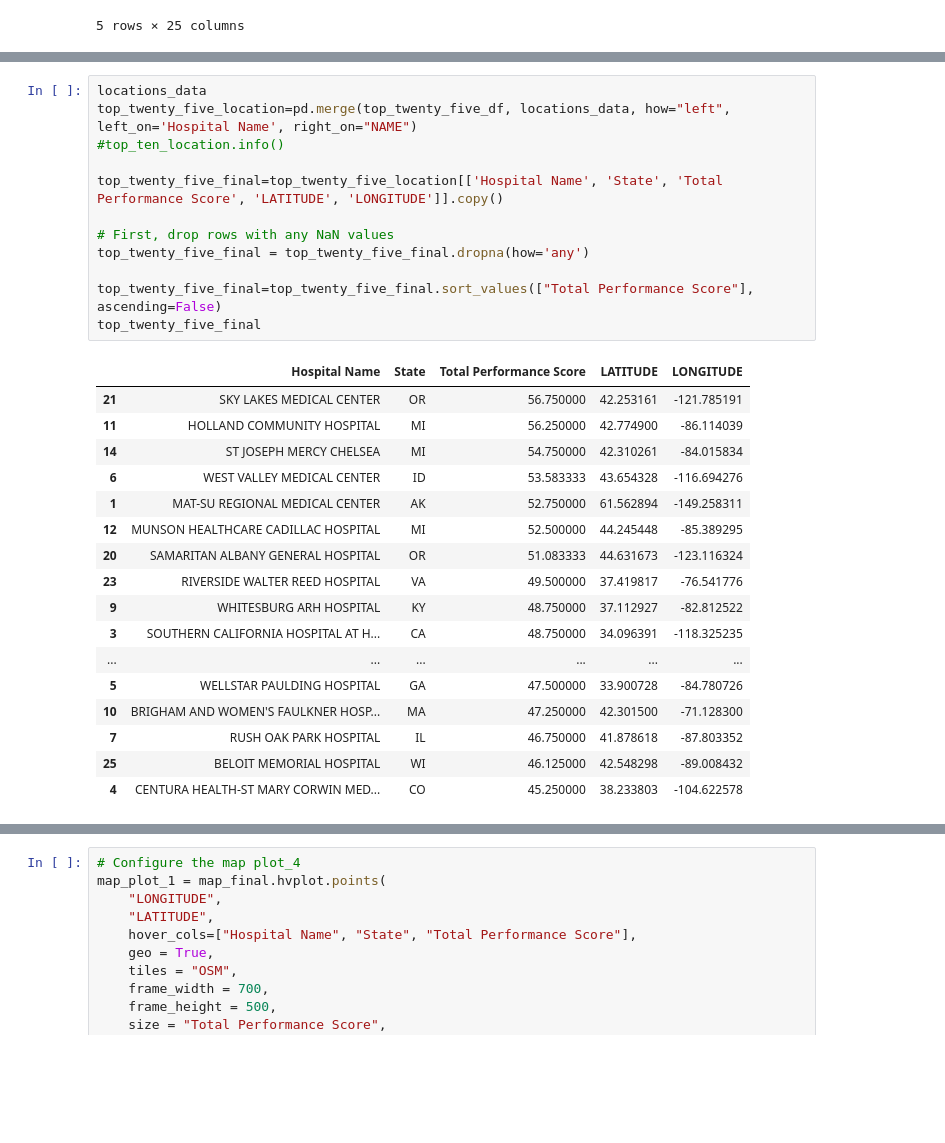
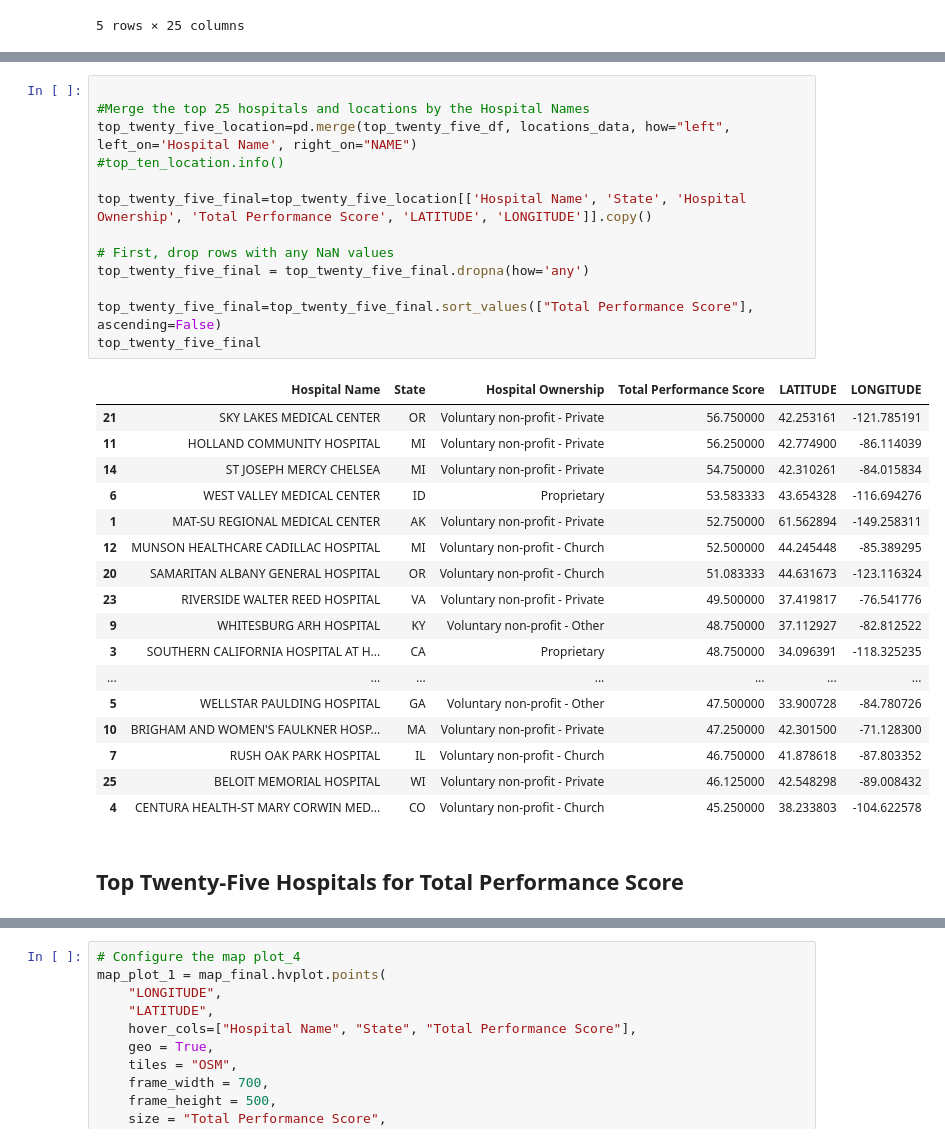
Before and after one commit to ElizabethVandergrift/Hospital_Metrics_Analysis, a Jupyter notebook: Project-1.ipynb, the cells around one changed output, grey strips where cells are left out. Drawn from its saved outputs; the diff is of its cells as text; blank space fills up the shorter version.

```diff
--- a/Project-1.ipynb
+++ b/Project-1.ipynb
@@ -721,33 +795,36 @@ top_twenty_five_df.head()
 | 308 | 60012 | CENTURA HEALTH-ST MARY CORWIN MED... | 1008 MINNEQUA AVE | PUEBLO | CO | 81004 | PUEBLO | 7195574000 | ... |
 5 rows × 25 columns
 # %%
-locations_data
+
+#Merge the top 25 hospitals and locations by the Hospital Names
 top_twenty_five_location=pd.merge(top_twenty_five_df, locations_data, how="left", left_on='Hospital Name', right_on="NAME")
 #top_ten_location.info()
 
-top_twenty_five_final=top_twenty_five_location[['Hospital Name', 'State', 'Total Performance Score', 'LATITUDE', 'LONGITUDE']].copy()
+top_twenty_five_final=top_twenty_five_location[['Hospital Name', 'State', 'Hospital Ownership', 'Total Performance Score', 'LATITUDE', 'LONGITUDE']].copy()
 
 # First, drop rows with any NaN values
 top_twenty_five_final = top_twenty_five_final.dropna(how='any')
 
 top_twenty_five_final=top_twenty_five_final.sort_values(["Total Performance Score"], ascending=False)
 top_twenty_five_final
 # %% [output]
-|  | Hospital Name | State | Total Performance Score | LATITUDE | LONGITUDE |
-| 21 | SKY LAKES MEDICAL CENTER | OR | 56.750000 | 42.253161 | -121.785191 |
-| 11 | HOLLAND COMMUNITY HOSPITAL | MI | 56.250000 | 42.774900 | -86.114039 |
-| 14 | ST JOSEPH MERCY CHELSEA | MI | 54.750000 | 42.310261 | -84.015834 |
-| 6 | WEST VALLEY MEDICAL CENTER | ID | 53.583333 | 43.654328 | -116.694276 |
-| 1 | MAT-SU REGIONAL MEDICAL CENTER | AK | 52.750000 | 61.562894 | -149.258311 |
-| 12 | MUNSON HEALTHCARE CADILLAC HOSPITAL | MI | 52.500000 | 44.245448 | -85.389295 |
-| 20 | SAMARITAN ALBANY GENERAL HOSPITAL | OR | 51.083333 | 44.631673 | -123.116324 |
-| 23 | RIVERSIDE WALTER REED HOSPITAL | VA | 49.500000 | 37.419817 | -76.541776 |
-| 9 | WHITESBURG ARH HOSPITAL | KY | 48.750000 | 37.112927 | -82.812522 |
-| 3 | SOUTHERN CALIFORNIA HOSPITAL AT H... | CA | 48.750000 | 34.096391 | -118.325235 |
-| ... | ... | ... | ... | ... | ... |
-| 5 | WELLSTAR PAULDING HOSPITAL | GA | 47.500000 | 33.900728 | -84.780726 |
-| 10 | BRIGHAM AND WOMEN'S FAULKNER HOSP... | MA | 47.250000 | 42.301500 | -71.128300 |
-| 7 | RUSH OAK PARK HOSPITAL | IL | 46.750000 | 41.878618 | -87.803352 |
-| 25 | BELOIT MEMORIAL HOSPITAL | WI | 46.125000 | 42.548298 | -89.008432 |
-| 4 | CENTURA HEALTH-ST MARY CORWIN MED... | CO | 45.250000 | 38.233803 | -104.622578 |
+|  | Hospital Name | State | Hospital Ownership | Total Performance Score | LATITUDE | LONGITUDE |
+| 21 | SKY LAKES MEDICAL CENTER | OR | Voluntary non-profit - Private | 56.750000 | 42.253161 | -121.785191 |
+| 11 | HOLLAND COMMUNITY HOSPITAL | MI | Voluntary non-profit - Private | 56.250000 | 42.774900 | -86.114039 |
+| 14 | ST JOSEPH MERCY CHELSEA | MI | Voluntary non-profit - Private | 54.750000 | 42.310261 | -84.015834 |
+| 6 | WEST VALLEY MEDICAL CENTER | ID | Proprietary | 53.583333 | 43.654328 | -116.694276 |
+| 1 | MAT-SU REGIONAL MEDICAL CENTER | AK | Voluntary non-profit - Private | 52.750000 | 61.562894 | -149.258311 |
+| 12 | MUNSON HEALTHCARE CADILLAC HOSPITAL | MI | Voluntary non-profit - Church | 52.500000 | 44.245448 | -85.389295 |
+| 20 | SAMARITAN ALBANY GENERAL HOSPITAL | OR | Voluntary non-profit - Church | 51.083333 | 44.631673 | -123.116324 |
+| 23 | RIVERSIDE WALTER REED HOSPITAL | VA | Voluntary non-profit - Private | 49.500000 | 37.419817 | -76.541776 |
+| 9 | WHITESBURG ARH HOSPITAL | KY | Voluntary non-profit - Other | 48.750000 | 37.112927 | -82.812522 |
+| 3 | SOUTHERN CALIFORNIA HOSPITAL AT H... | CA | Proprietary | 48.750000 | 34.096391 | -118.325235 |
+| ... | ... | ... | ... | ... | ... | ... |
+| 5 | WELLSTAR PAULDING HOSPITAL | GA | Voluntary non-profit - Other | 47.500000 | 33.900728 | -84.780726 |
+| 10 | BRIGHAM AND WOMEN'S FAULKNER HOSP... | MA | Voluntary non-profit - Private | 47.250000 | 42.301500 | -71.128300 |
+| 7 | RUSH OAK PARK HOSPITAL | IL | Voluntary non-profit - Church | 46.750000 | 41.878618 | -87.803352 |
+| 25 | BELOIT MEMORIAL HOSPITAL | WI | Voluntary non-profit - Private | 46.125000 | 42.548298 | -89.008432 |
+| 4 | CENTURA HEALTH-ST MARY CORWIN MED... | CO | Voluntary non-profit - Church | 45.250000 | 38.233803 | -104.622578 |
+# %% [markdown]
+## Top Twenty-Five Hospitals for Total Performance Score
 # %%
```
Also changed, not shown: parts of 76 cells of this notebook, 18 other files.
